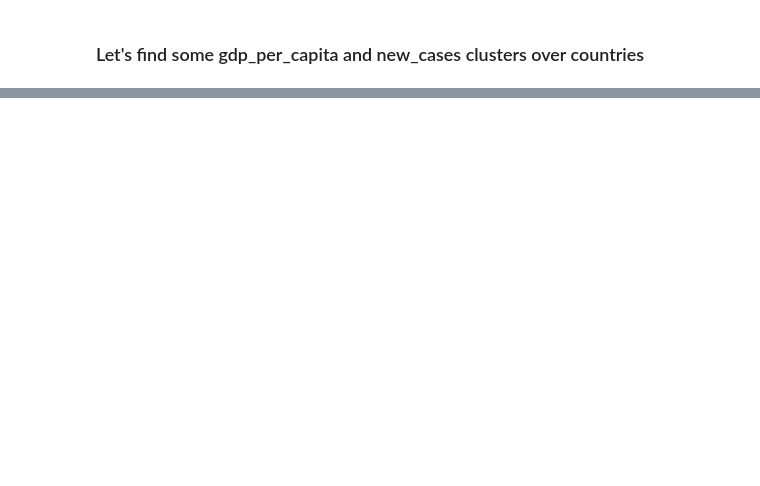
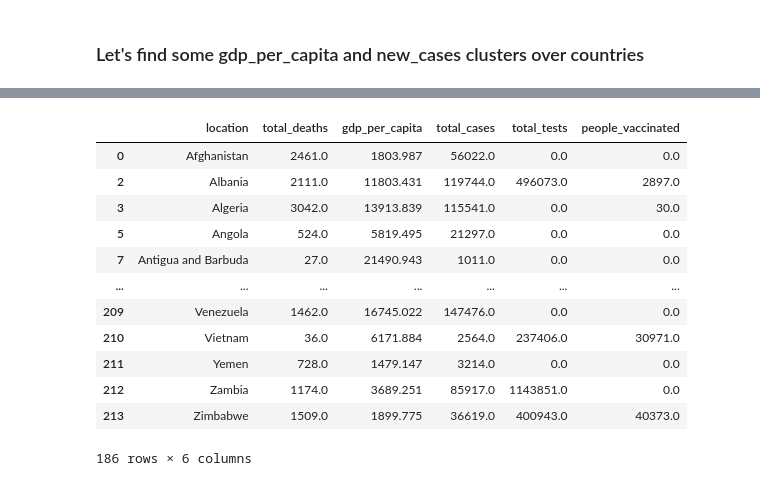
Before and after one commit to abhijeetraj22/TSF-GRIP_Tasks, a Jupyter notebook: TSF_Task_8.ipynb, the cells around one changed output, grey strips where cells are left out. Saved outputs shown, nothing was run; the diff lists cells and outputs as text; code cells hidden in the pictures; blank space fills up the shorter version.

```diff
--- a/TSF_Task_8.ipynb
+++ b/TSF_Task_8.ipynb
@@ -455,0 +455,6 @@ iplot(fig)
+# %%
+df_grouped_location = df.groupby(['location']).agg({'new_deaths': np.sum, 'gdp_per_capita': np.mean, 'new_cases':np.sum, 'new_tests':np.sum,'new_vaccinations':np.sum}).reset_index()
+df_grouped_location  = df_grouped_location[(~df_grouped_location['new_deaths'].isnull())&(~df_grouped_location['new_cases'].isnull())&(~df_grouped_location['gdp_per_capita'].isnull())&(~df_grouped_location['location'].isnull())]
+# %%
+df_grouped_continent.rename(columns={'new_deaths':'total_deaths', 'new_cases':'total_cases', 'new_tests':'total_tests',	'new_vaccinations': 'people_vaccinated'}, inplace = True)
+df_grouped_location.rename(columns={'new_deaths':'total_deaths', 'new_cases':'total_cases', 'new_tests':'total_tests' ,	'new_vaccinations': 'people_vaccinated'}, inplace = True)
@@ -455,0 +471,16 @@ iplot(fig)
+# %%
+df_grouped_location
+# %% [output]
+|  | location | total_deaths | gdp_per_capita | total_cases | total_tests | people_vaccinated |
+| 0 | Afghanistan | 2461.0 | 1803.987 | 56022.0 | 0.0 | 0.0 |
+| 2 | Albania | 2111.0 | 11803.431 | 119744.0 | 496073.0 | 2897.0 |
+| 3 | Algeria | 3042.0 | 13913.839 | 115541.0 | 0.0 | 30.0 |
+| 5 | Angola | 524.0 | 5819.495 | 21297.0 | 0.0 | 0.0 |
+| 7 | Antigua and Barbuda | 27.0 | 21490.943 | 1011.0 | 0.0 | 0.0 |
+| ... | ... | ... | ... | ... | ... | ... |
+| 209 | Venezuela | 1462.0 | 16745.022 | 147476.0 | 0.0 | 0.0 |
+| 210 | Vietnam | 36.0 | 6171.884 | 2564.0 | 237406.0 | 30971.0 |
+| 211 | Yemen | 728.0 | 1479.147 | 3214.0 | 0.0 | 0.0 |
+| 212 | Zambia | 1174.0 | 3689.251 | 85917.0 | 1143851.0 | 0.0 |
+| 213 | Zimbabwe | 1509.0 | 1899.775 | 36619.0 | 400943.0 | 40373.0 |
+186 rows × 6 columns
```
Also changed, not shown: parts of 35 cells of this notebook.
